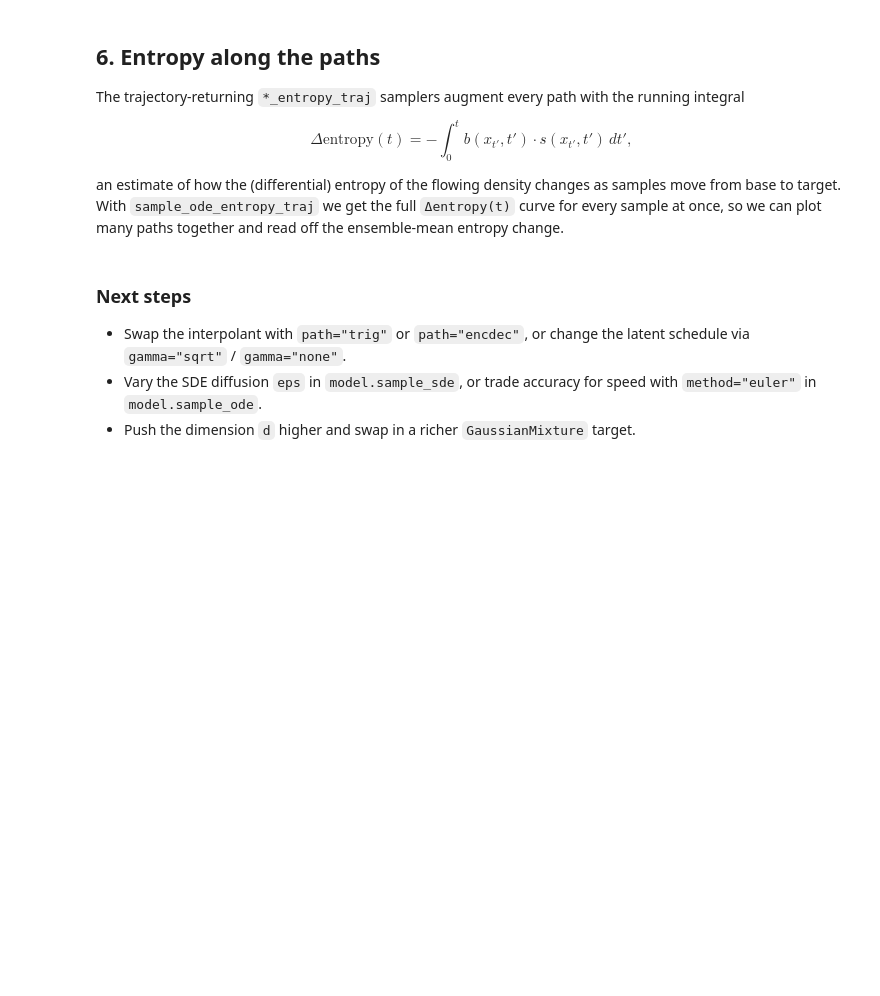
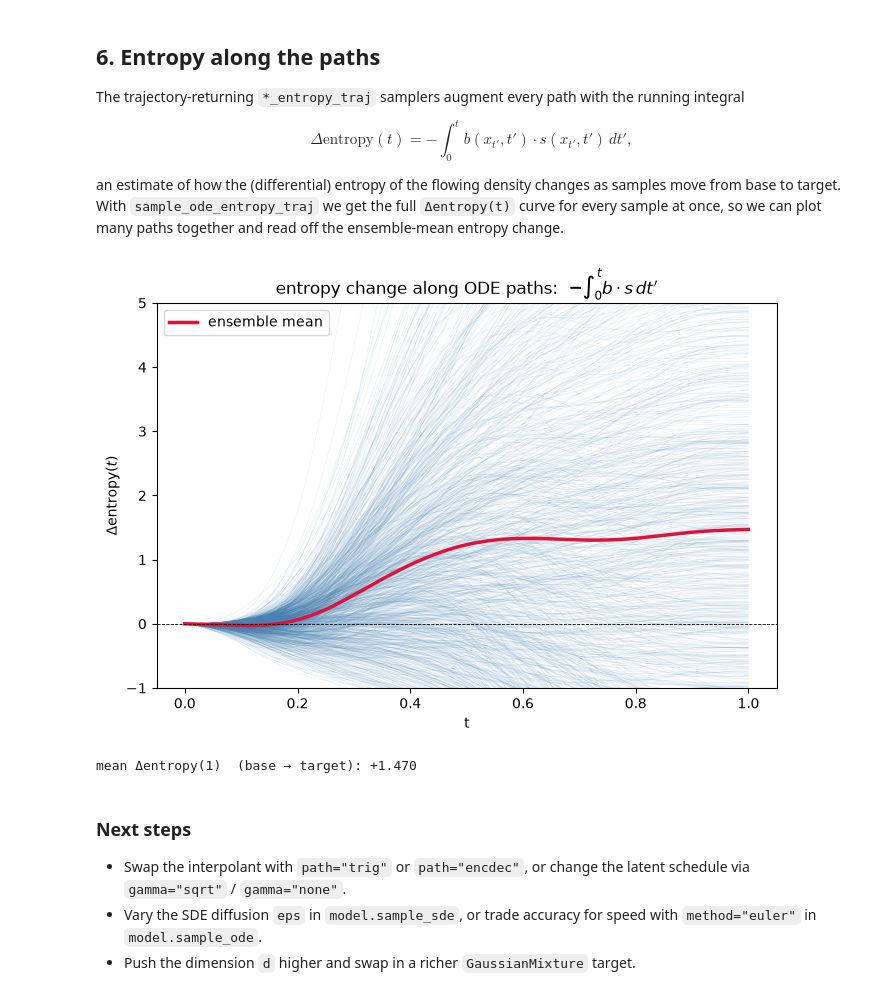
Before and after one commit to Rauscher-Group/eesi, a Jupyter notebook: experiments/interpolant_demo.ipynb, the cells around one changed output. Cells and saved outputs as stored; diff of their text form; code cells hidden in the pictures; blank space fills up the shorter version.

```diff
--- a/experiments/interpolant_demo.ipynb
+++ b/experiments/interpolant_demo.ipynb
@@ -224,22 +223,26 @@ samples move from base to target. With `sample_ode_entropy_traj` we get the full
 and read off the ensemble-mean entropy change.
 # %%
 # Trace the running entropy change along many ODE paths.
-x0 = base.sample((256,))
-traj, ent_traj, ts = model.sample_ode_entropy_traj(x0, n_steps=100)
+x0 = base.sample((1000,))
+traj, ent_traj, ts = model.sample_sde_entropy_traj(x0, eps=1, n_steps=200)
 
 ts_c = ts.cpu().numpy()
 ent_c = ent_traj.cpu().numpy()          # [n_steps+1, B]
 
 fig, ax = plt.subplots(figsize=(8, 5))
 ax.plot(ts_c, ent_c, c="steelblue", lw=0.4, alpha=0.12)                  # individual paths
 ax.plot(ts_c, ent_c.mean(axis=1), c="crimson", lw=2.5, label="ensemble mean")
 ax.axhline(0.0, c="k", lw=0.6, ls="--")
 ax.set_xlabel("t"); ax.set_ylabel(r"$\Delta$entropy$(t)$")
 ax.set_title(r"entropy change along ODE paths:  $-\int_0^t b\cdot s\,dt'$")
 ax.legend()
+ax.set_ylim(-1,5)
 plt.show()
 
 print(f"mean Δentropy(1)  (base → target): {ent_c[-1].mean():+.3f}")
+# %% [output]
+[figure, added]
+mean Δentropy(1)  (base → target): +1.470
 # %% [markdown]
 ### Next steps
 
```
Also changed, not shown: parts of 6 cells of this notebook, 1 other file.
